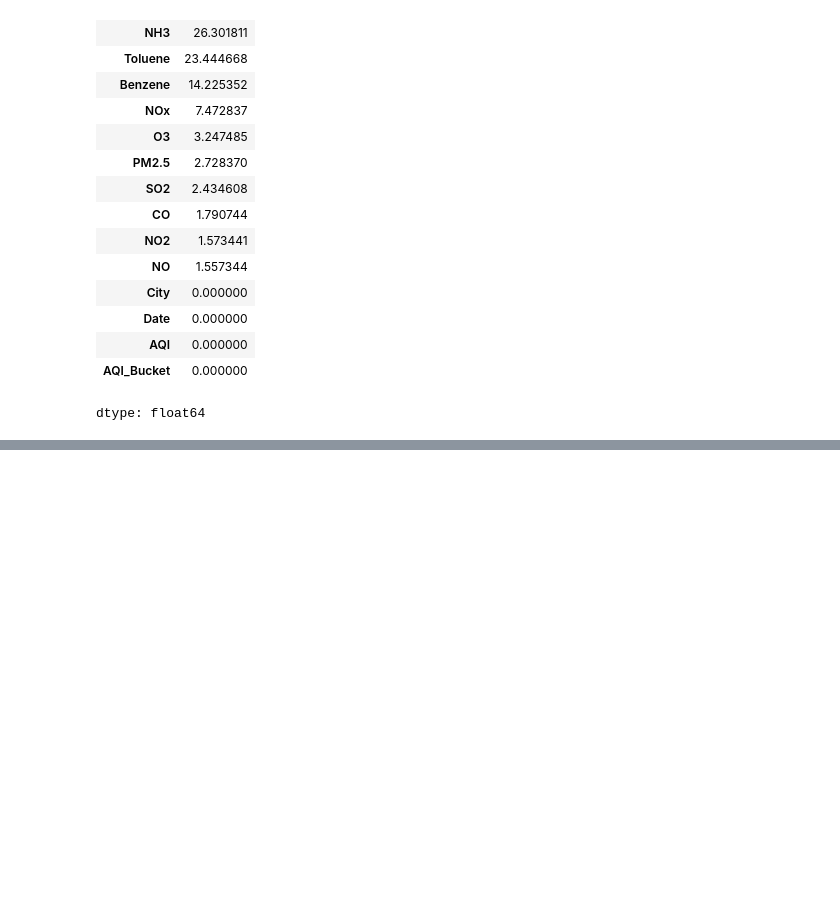
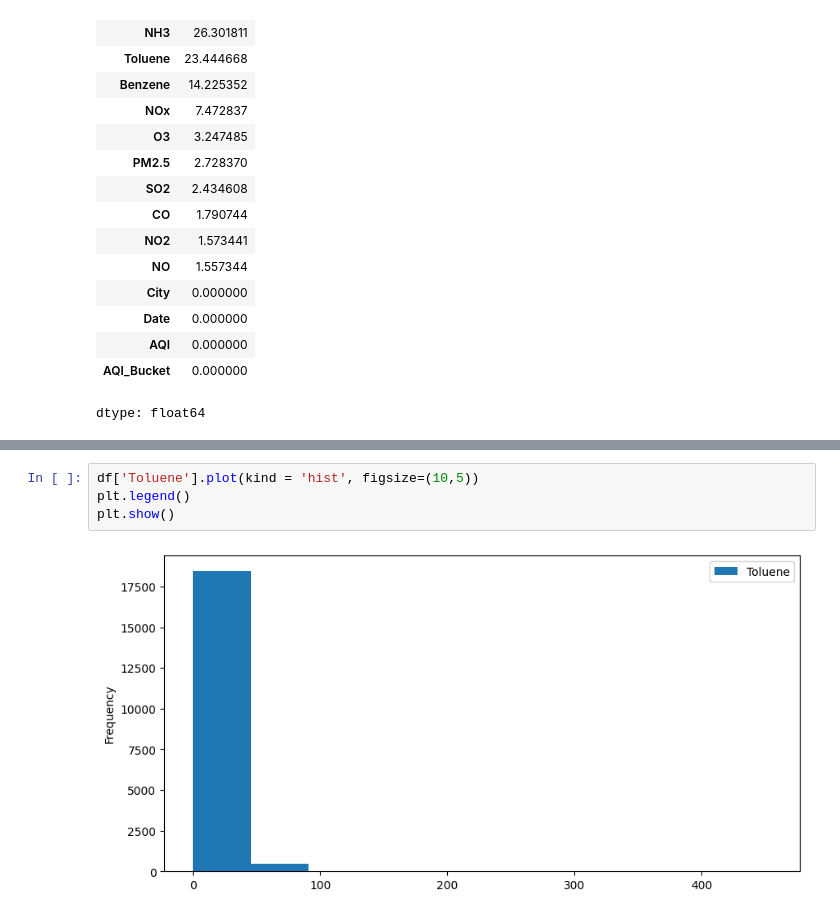
Before and after one commit to kanishkchoubey/Air-quality-index, a Jupyter notebook: AQI.ipynb, the cells around one changed output, grey strips where cells are left out. Saved outputs shown, nothing was run; the diff lists cells and outputs as text; blank space fills up the shorter version.

```diff
--- a/AQI.ipynb
+++ b/AQI.ipynb
@@ -140,0 +159,6 @@ dtype: float64
+# %%
+df['Toluene'].plot(kind = 'hist', figsize=(10,5))
+plt.legend()
+plt.show()
+# %% [output]
+[figure, added]
```
Also changed, not shown: parts of 35 cells of this notebook.
